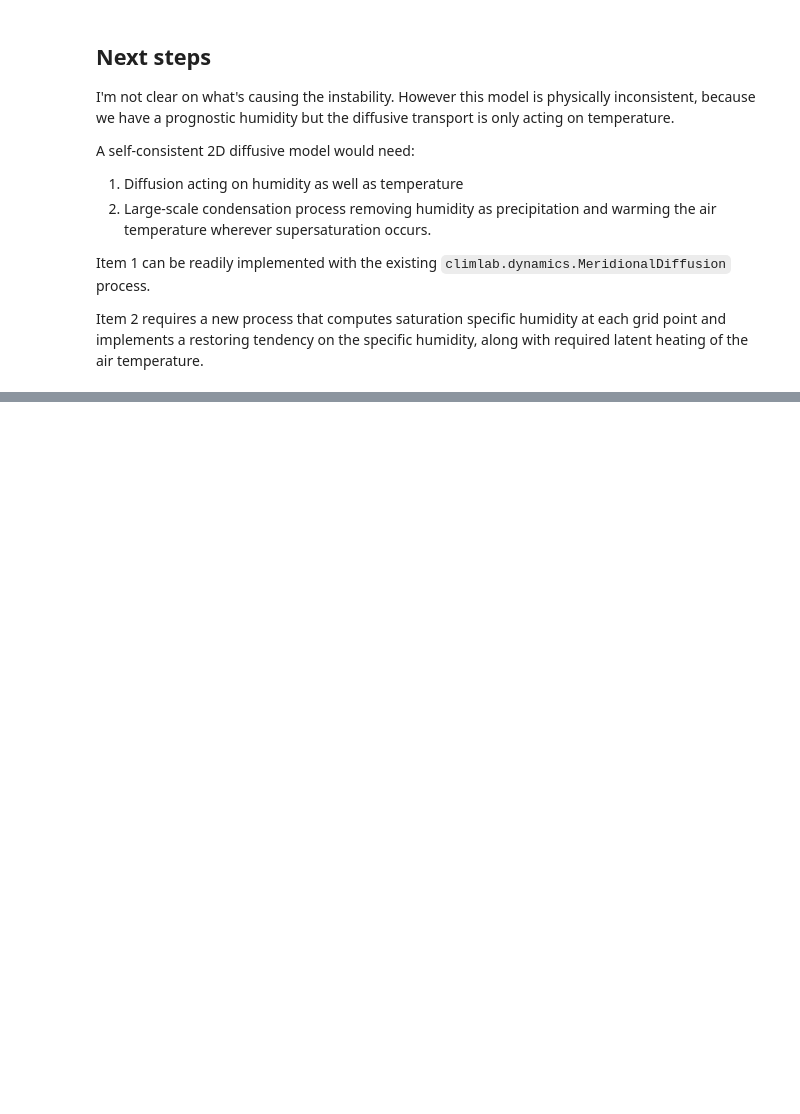
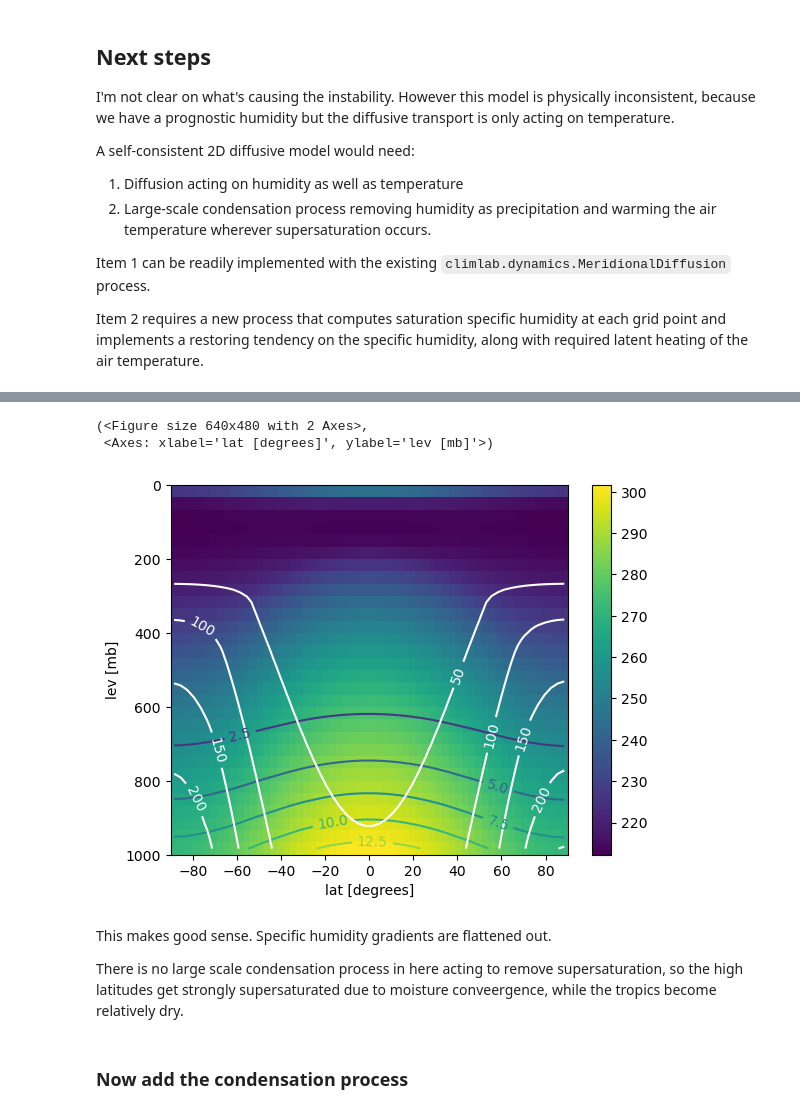
Before and after one commit to climlab/climlab-sbm-convection, a Jupyter notebook: 2D model test.ipynb, the cells around one changed output, grey strips where cells are left out. Cells and saved outputs as stored; diff of their text form; code cells hidden in the pictures; blank space fills up the shorter version.

```diff
--- a/2D model test.ipynb
+++ b/2D model test.ipynb
@@ -287,0 +510,12 @@ Item 2 requires a new process that computes saturation specific humidity at each
+# %%
+plot_state(moistmodel1)
+# %% [output]
+(<Figure size 640x480 with 2 Axes>,
+ <Axes: xlabel='lat [degrees]', ylabel='lev [mb]'>)
+[figure, added]
+# %% [markdown]
+This makes good sense. Specific humidity gradients are flattened out.
+
+There is no large scale condensation process in here acting to remove supersaturation, so the high latitudes get strongly supersaturated due to moisture conveergence, while the tropics become relatively dry.
+# %% [markdown]
+### Now add the condensation process
```
Also changed, not shown: parts of 43 cells of this notebook.
